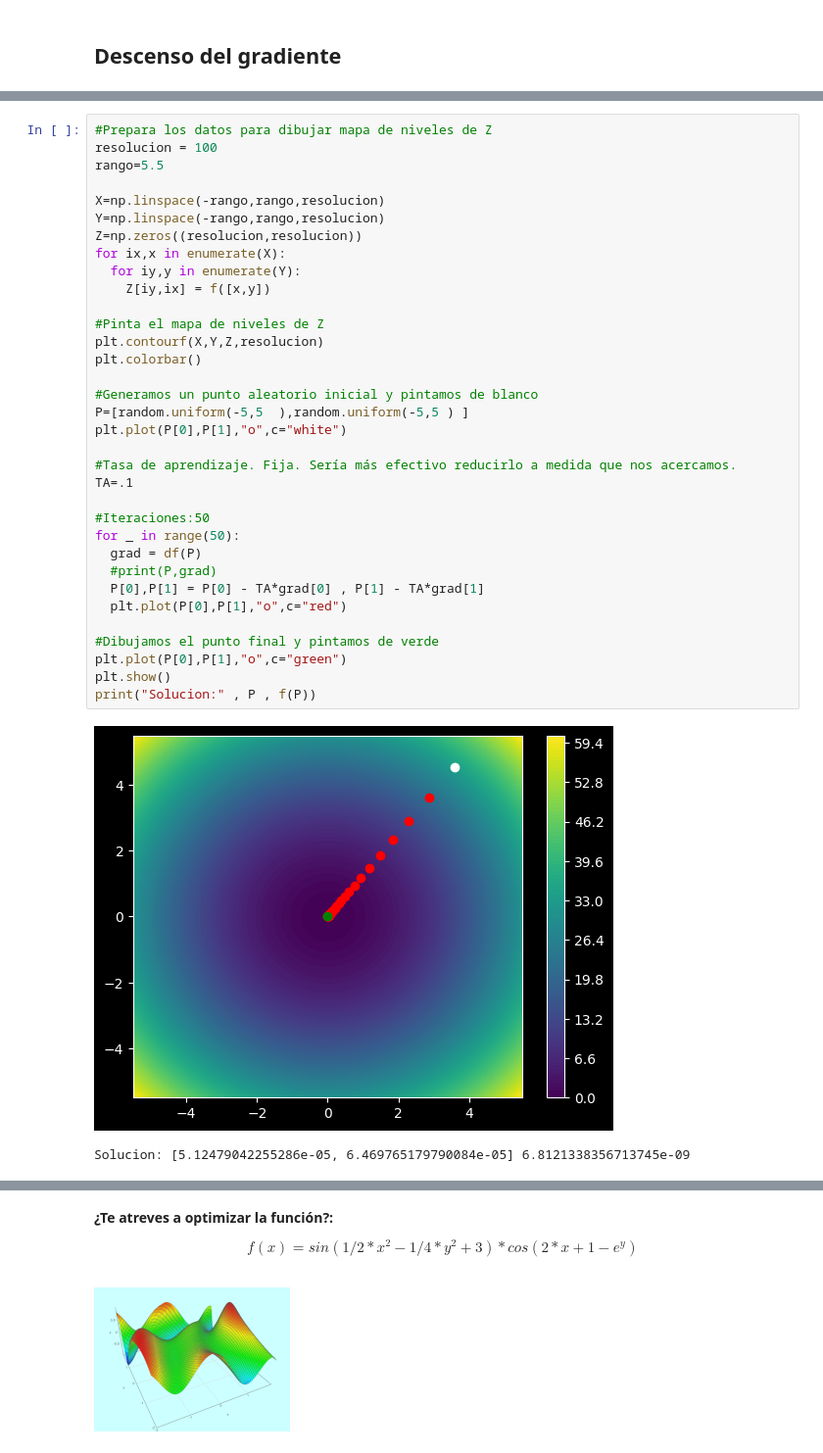
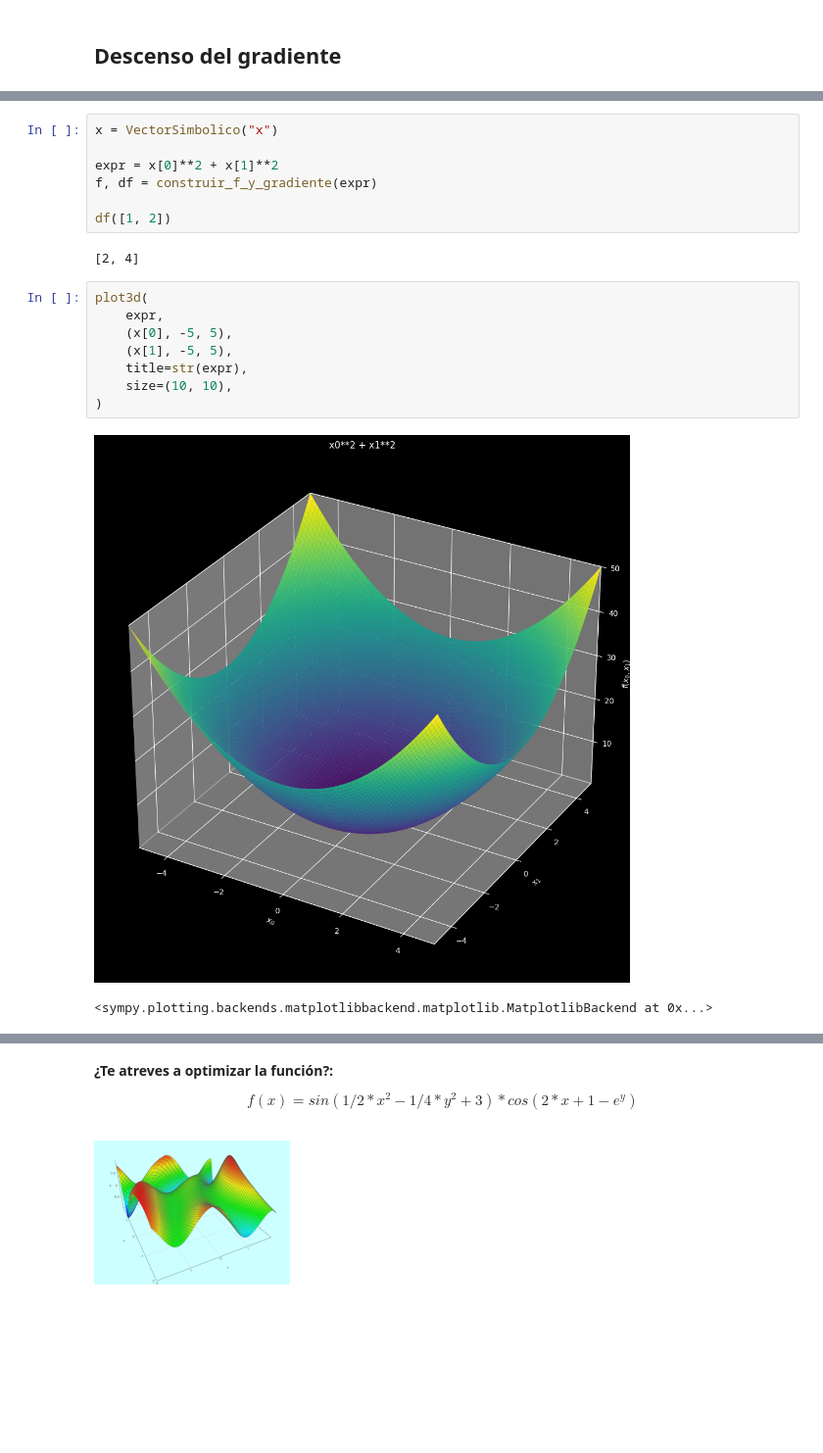
Before and after one commit to marcgpastor/03_MIAR_activitats, a Jupyter notebook: 02_Algoritmos_AG2.ipynb, the cells around one changed output, grey strips where cells are left out. Shown at 98% size. Cells and saved outputs as stored; diff of their text form; blank space fills up the shorter version.

```diff
--- a/02_Algoritmos_AG2.ipynb
+++ b/02_Algoritmos_AG2.ipynb
@@ -645,37 +758,20 @@ plot3d(x**2 + y**2,
-# %%
-#Prepara los datos para dibujar mapa de niveles de Z
-resolucion = 100
-rango=5.5
-
-X=np.linspace(-rango,rango,resolucion)
-Y=np.linspace(-rango,rango,resolucion)
-Z=np.zeros((resolucion,resolucion))
-for ix,x in enumerate(X):
-  for iy,y in enumerate(Y):
-    Z[iy,ix] = f([x,y])
-
-#Pinta el mapa de niveles de Z
-plt.contourf(X,Y,Z,resolucion)
-plt.colorbar()
-
-#Generamos un punto aleatorio inicial y pintamos de blanco
-P=[random.uniform(-5,5  ),random.uniform(-5,5 ) ]
-plt.plot(P[0],P[1],"o",c="white")
-
-#Tasa de aprendizaje. Fija. Sería más efectivo reducirlo a medida que nos acercamos.
-TA=.1
-
-#Iteraciones:50
-for _ in range(50):
-  grad = df(P)
-  #print(P,grad)
-  P[0],P[1] = P[0] - TA*grad[0] , P[1] - TA*grad[1]
-  plt.plot(P[0],P[1],"o",c="red")
-
-#Dibujamos el punto final y pintamos de verde
-plt.plot(P[0],P[1],"o",c="green")
-plt.show()
-print("Solucion:" , P , f(P))
-# %% [output]
-[figure, removed]
-Solucion: [5.12479042255286e-05, 6.469765179790084e-05] 6.8121338356713745e-09
+# %%
+x = VectorSimbolico("x")
+
+expr = x[0]**2 + x[1]**2
+f, df = construir_f_y_gradiente(expr)
+
+df([1, 2])
+# %% [output]
+[2, 4]
+# %%
+plot3d(
+    expr,
+    (x[0], -5, 5),
+    (x[1], -5, 5),
+    title=str(expr),
+    size=(10, 10),
+)
+# %% [output]
+[figure, added]
+<sympy.plotting.backends.matplotlibbackend.matplotlib.MatplotlibBackend at 0x...>
```
Also changed, not shown: parts of 39 cells of this notebook.
